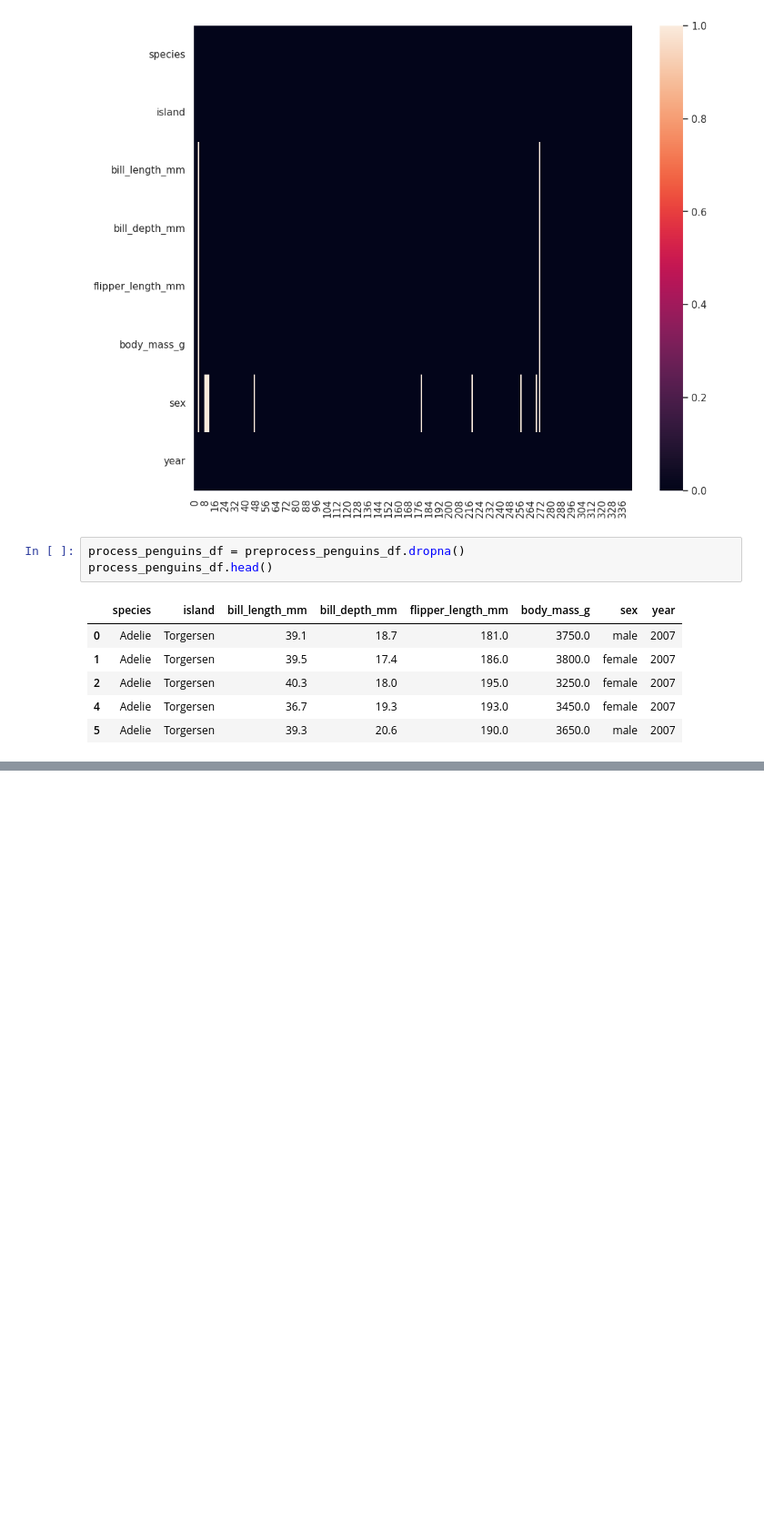
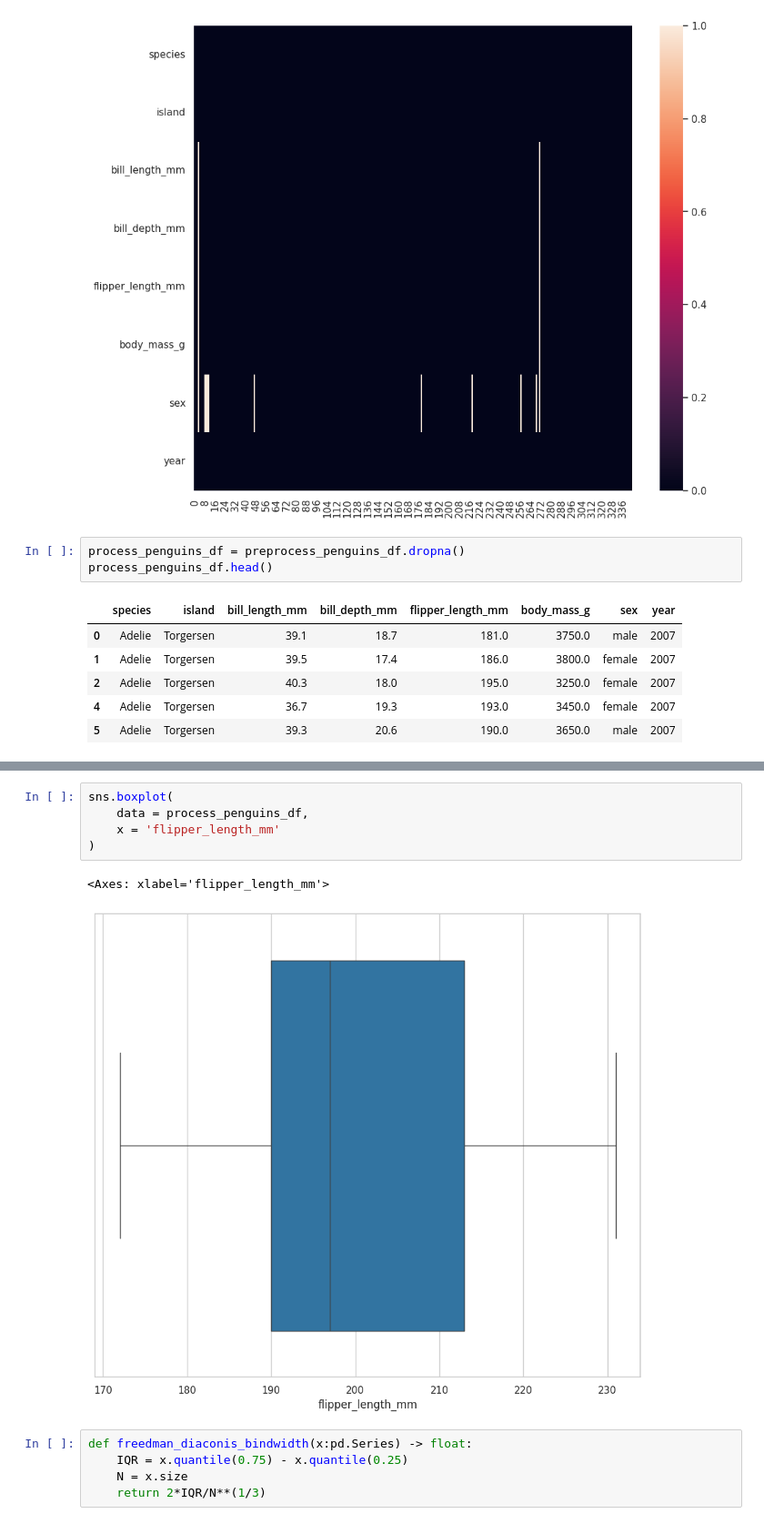
Before and after one commit to FernandoUrruchurtu/DatosPythonPlatzi, a Jupyter notebook: analisis-exploratorio-datos/notebook-eda.ipynb, the cells around one changed output, grey strips where cells are left out. Shown at 91% size. Drawn from its saved outputs; the diff is of its cells as text; blank space fills up the shorter version.

```diff
--- a/analisis-exploratorio-datos/notebook-eda.ipynb
+++ b/analisis-exploratorio-datos/notebook-eda.ipynb
@@ -185,0 +335,13 @@ process_penguins_df.head()
+# %%
+sns.boxplot(
+    data = process_penguins_df,
+    x = 'flipper_length_mm'
+)
+# %% [output]
+<Axes: xlabel='flipper_length_mm'>
+[figure, added]
+# %%
+def freedman_diaconis_bindwidth(x:pd.Series) -> float:
+    IQR = x.quantile(0.75) - x.quantile(0.25)
+    N = x.size
+    return 2*IQR/N**(1/3)
```
Also changed, not shown: parts of 21 cells of this notebook.
